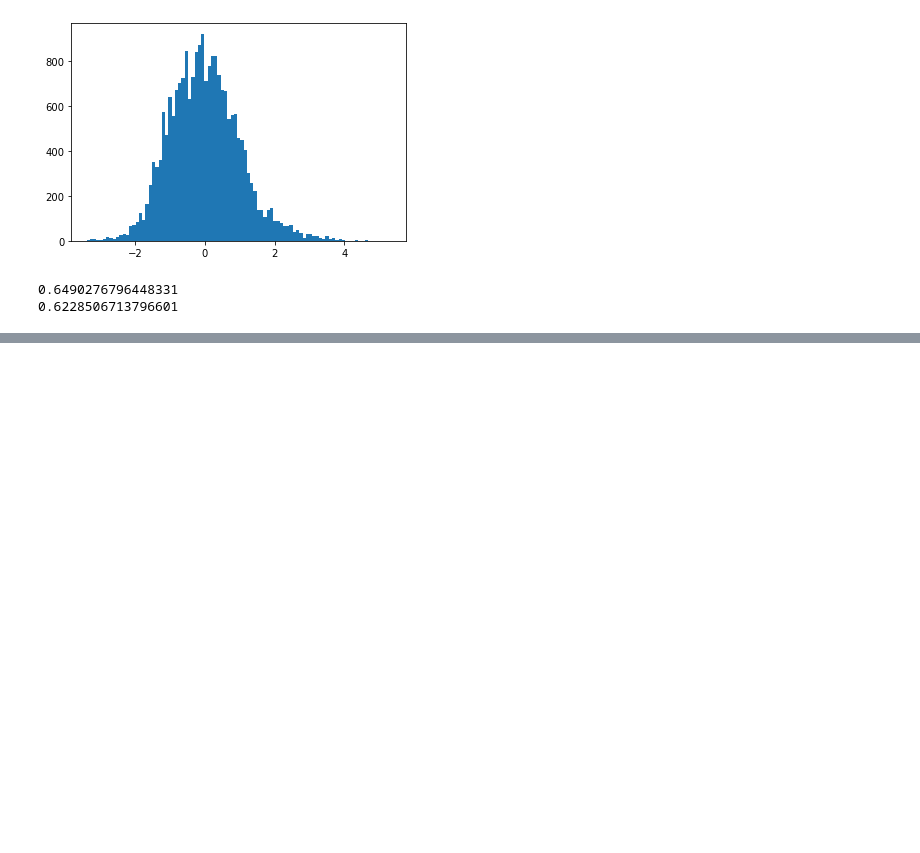
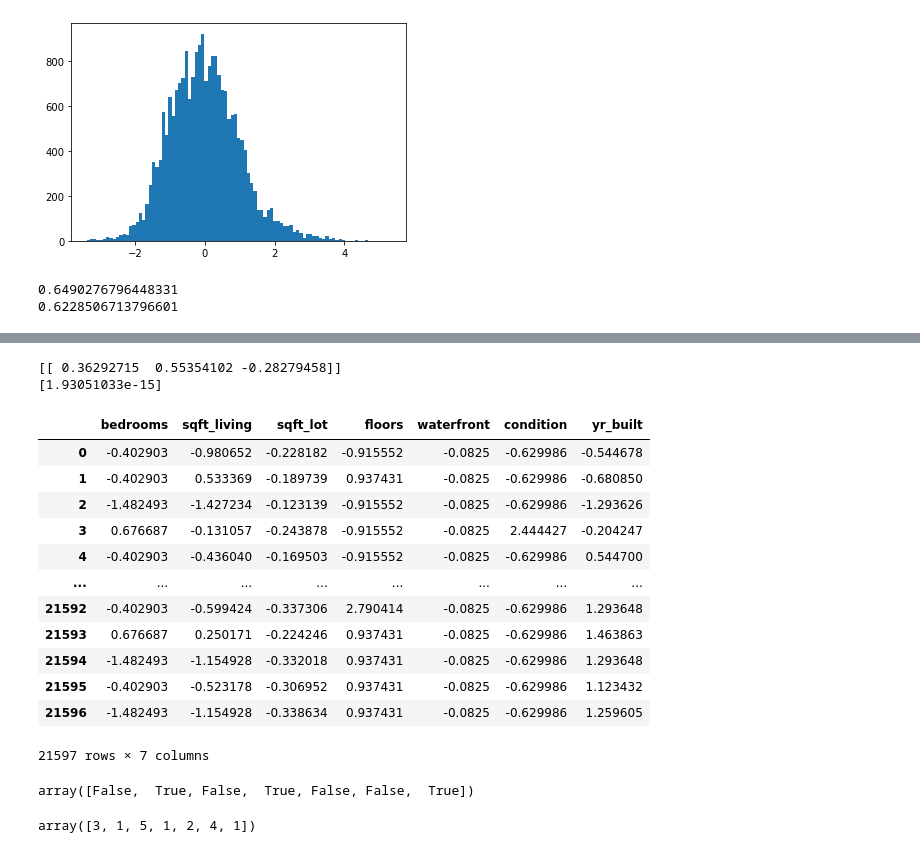
Before and after one commit to aishabaitemirovaothman/phase2_project_group7, a Jupyter notebook: aisha_notebook.ipynb, the cells around one changed output, grey strips where cells are left out. Drawn from its saved outputs; the diff is of its cells as text; code cells hidden in the pictures; blank space fills up the shorter version.

```diff
--- a/aisha_notebook.ipynb
+++ b/aisha_notebook.ipynb
@@ -389,0 +594,9 @@ print(model2.score(X_test, y_test))
+# %%
+estimators = selector.estimator_
+print(estimators.coef_)
+print(estimators.intercept_)
+# %% [output]
+[[ 0.36292715  0.55354102 -0.28279458]]
+[1.93051033e-15]
+# %%
+X1_df_standard_x_df = df_standard_x_df.drop(columns = ['grade','bathrooms'], axis = 1)
@@ -389,0 +607,24 @@ print(model2.score(X_test, y_test))
+# %%
+X1_df_standard_x_df
+# %% [output]
+|  | bedrooms | sqft_living | sqft_lot | floors | waterfront | condition | yr_built |
+| 0 | -0.402903 | -0.980652 | -0.228182 | -0.915552 | -0.0825 | -0.629986 | -0.544678 |
+| 1 | -0.402903 | 0.533369 | -0.189739 | 0.937431 | -0.0825 | -0.629986 | -0.680850 |
+| 2 | -1.482493 | -1.427234 | -0.123139 | -0.915552 | -0.0825 | -0.629986 | -1.293626 |
+| 3 | 0.676687 | -0.131057 | -0.243878 | -0.915552 | -0.0825 | 2.444427 | -0.204247 |
+| 4 | -0.402903 | -0.436040 | -0.169503 | -0.915552 | -0.0825 | -0.629986 | 0.544700 |
+| ... | ... | ... | ... | ... | ... | ... | ... |
+| 21592 | -0.402903 | -0.599424 | -0.337306 | 2.790414 | -0.0825 | -0.629986 | 1.293648 |
+| 21593 | 0.676687 | 0.250171 | -0.224246 | 0.937431 | -0.0825 | -0.629986 | 1.463863 |
+| 21594 | -1.482493 | -1.154928 | -0.332018 | 0.937431 | -0.0825 | -0.629986 | 1.293648 |
+| 21595 | -0.402903 | -0.523178 | -0.306952 | 0.937431 | -0.0825 | -0.629986 | 1.123432 |
+| 21596 | -1.482493 | -1.154928 | -0.338634 | 0.937431 | -0.0825 | -0.629986 | 1.259605 |
+21597 rows × 7 columns
+# %%
+selector1.support_
+# %% [output]
+array([False,  True, False,  True, False, False,  True])
+# %%
+selector1.ranking_
+# %% [output]
+array([3, 1, 5, 1, 2, 4, 1])
```
Also changed, not shown: parts of 37 cells of this notebook.
